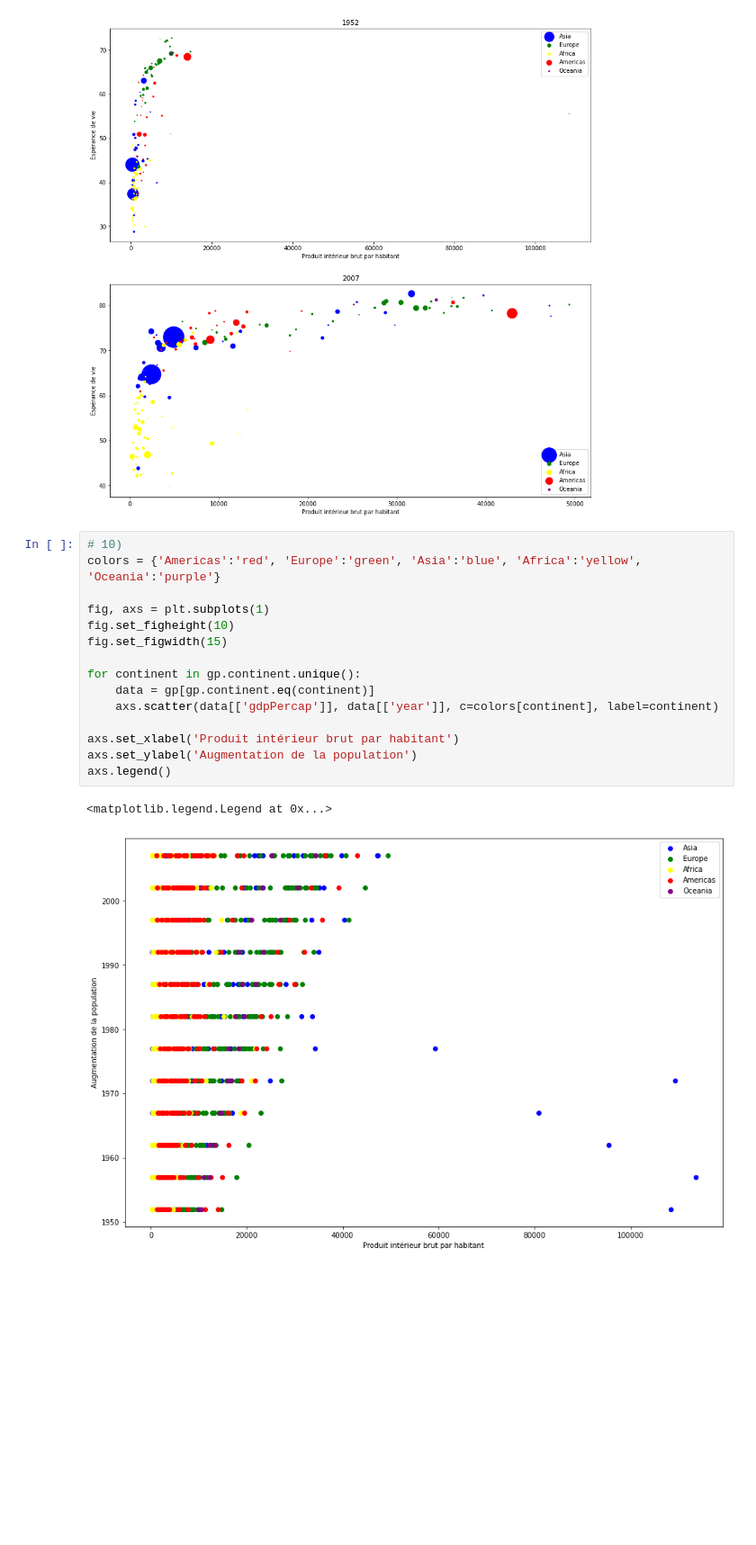
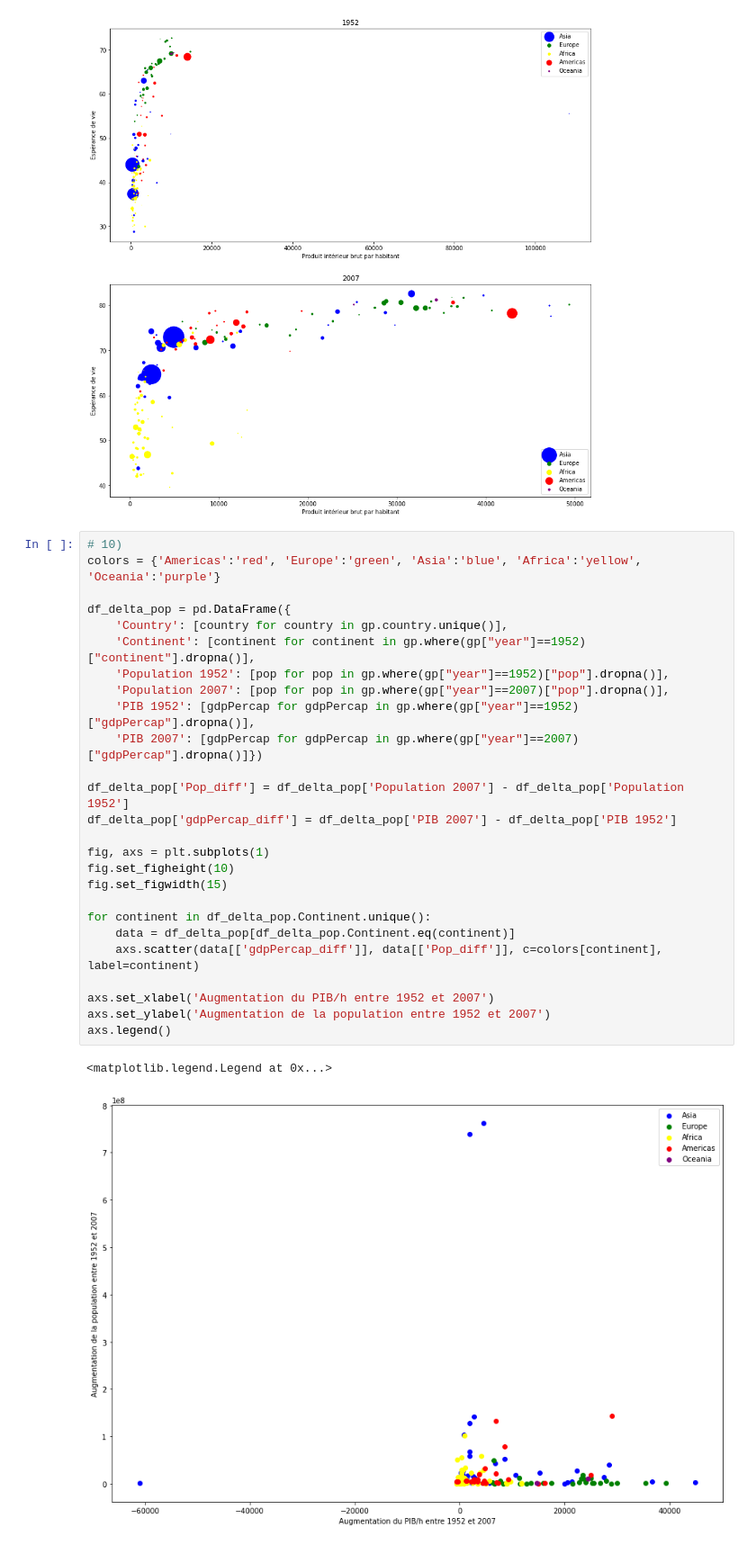
Before and after one commit to richmartins/ISD_L3, a Jupyter notebook: gapminder.ipynb, the cells around one changed output. Shown: that part at 90% size. Cells and saved outputs as stored; diff of their text form; blank space fills up the shorter version.

```diff
--- a/gapminder.ipynb
+++ b/gapminder.ipynb
@@ -174,19 +191,30 @@ axs[1].legend()
 # %%
 # 10)
 colors = {'Americas':'red', 'Europe':'green', 'Asia':'blue', 'Africa':'yellow', 'Oceania':'purple'}
+
+df_delta_pop = pd.DataFrame({
+    'Country': [country for country in gp.country.unique()],
+    'Continent': [continent for continent in gp.where(gp["year"]==1952)["continent"].dropna()],
+    'Population 1952': [pop for pop in gp.where(gp["year"]==1952)["pop"].dropna()],
+    'Population 2007': [pop for pop in gp.where(gp["year"]==2007)["pop"].dropna()],
+    'PIB 1952': [gdpPercap for gdpPercap in gp.where(gp["year"]==1952)["gdpPercap"].dropna()],
+    'PIB 2007': [gdpPercap for gdpPercap in gp.where(gp["year"]==2007)["gdpPercap"].dropna()]})
+
+df_delta_pop['Pop_diff'] = df_delta_pop['Population 2007'] - df_delta_pop['Population 1952']
+df_delta_pop['gdpPercap_diff'] = df_delta_pop['PIB 2007'] - df_delta_pop['PIB 1952']
 
 fig, axs = plt.subplots(1)
 fig.set_figheight(10)
 fig.set_figwidth(15)
 
-for continent in gp.continent.unique():
-    data = gp[gp.continent.eq(continent)]
-    axs.scatter(data[['gdpPercap']], data[['year']], c=colors[continent], label=continent)
+for continent in df_delta_pop.Continent.unique():
+    data = df_delta_pop[df_delta_pop.Continent.eq(continent)]
+    axs.scatter(data[['gdpPercap_diff']], data[['Pop_diff']], c=colors[continent], label=continent)
 
-axs.set_xlabel('Produit intérieur brut par habitant')
-axs.set_ylabel('Augmentation de la population')
+axs.set_xlabel('Augmentation du PIB/h entre 1952 et 2007')
+axs.set_ylabel('Augmentation de la population entre 1952 et 2007')
 axs.legend()
 # %% [output]
 <matplotlib.legend.Legend at 0x...>
-[figure, old version]
+[figure, new version]
 # %% [markdown]
```
Also changed, not shown: parts of 5 cells of this notebook.
